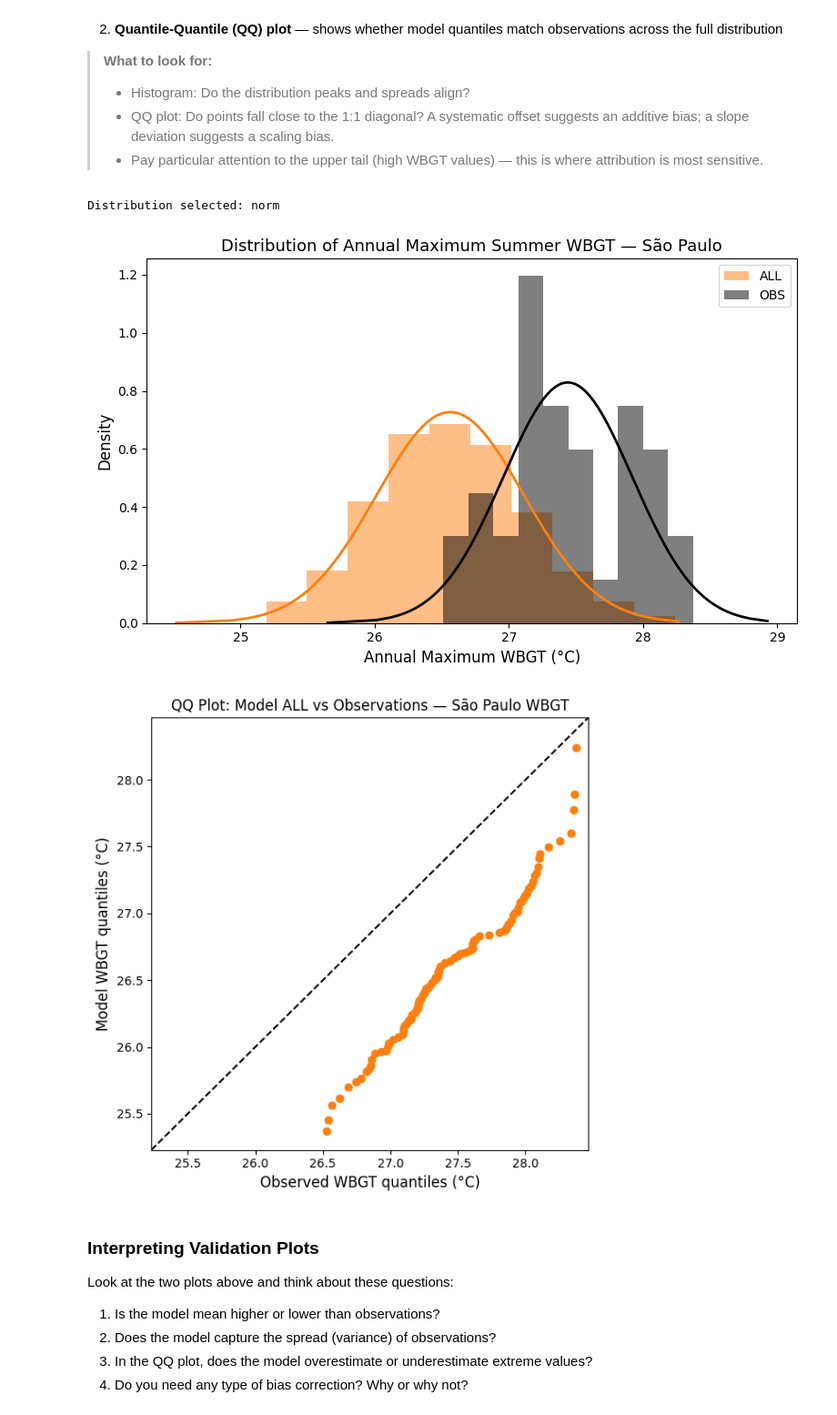
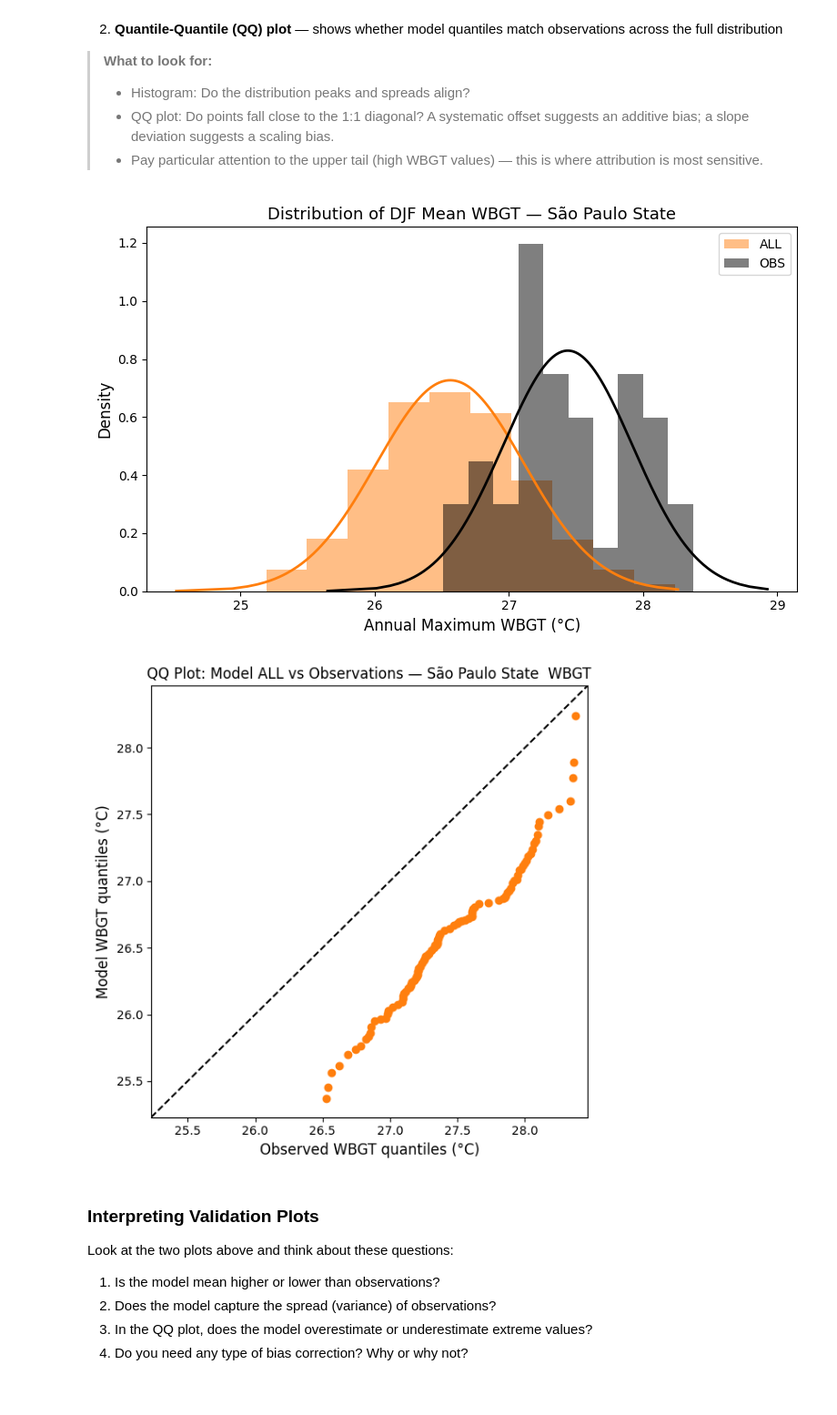
Before and after one commit to Attribution-and-Impacts-Workshops/cssp_summer_school, a Jupyter notebook: 02_WBGT_Attribution.ipynb, the cells around one changed output. Shown at 91% size. Drawn from its saved outputs; the diff is of its cells as text; code cells hidden in the pictures.

```diff
--- a/02_WBGT_Attribution.ipynb
+++ b/02_WBGT_Attribution.ipynb
@@ -190,26 +264,33 @@ Shapefile masking commented out — remove comments above to use it
 # %%
 # This cell takes a little while to run ...
 
-# ── Compute annual DJF means and spatial average ───────────────────────────
-# mean(dim=['latitude','longitude']) collapses the spatial dims and skips NaN
-# cells introduced by the mask, producing clean 1-D (year,) time series.
-obs_djf  = summer_annual_mean(obs_sp['wbgt']).mean(dim=['latitude', 'longitude']).load()
-hist_djf = summer_annual_mean(hist_sp['wbgt']).mean(dim=['lat', 'lon']).load()
-all_djf  = summer_annual_mean(all_sp['wbgt']).mean(dim=['latitude', 'longitude']).load()
-nat_djf  = summer_annual_mean(nat_sp['wbgt']).mean(dim=['latitude', 'longitude']).load()
+# ── Compute seasonal aggregates and spatial summary ─────────────────────────
+# summer_annual_mean groups by season using TEMPORAL_AGG (mean or max).
+# getattr(..., SPATIAL_AGG) then collapses the spatial dims accordingly.
+obs_djf  = summer_annual_mean(obs_sp[VARIABLE],  summer_months=SEASON_MONTHS, temporal_agg=TEMPORAL_AGG)
+obs_djf  = getattr(obs_djf,  SPATIAL_AGG)(dim=['latitude', 'longitude']).load()
 
-# Event: observed DJF 2024 mean (Dec 2023 + Jan 2024 + Feb 2024)
+hist_djf = summer_annual_mean(hist_sp[VARIABLE], summer_months=SEASON_MONTHS, temporal_agg=TEMPORAL_AGG)
+hist_djf = getattr(hist_djf, SPATIAL_AGG)(dim=['lat', 'lon']).load()
+
+all_djf  = summer_annual_mean(all_sp[VARIABLE],  summer_months=SEASON_MONTHS, temporal_agg=TEMPORAL_AGG)
+all_djf  = getattr(all_djf,  SPATIAL_AGG)(dim=['latitude', 'longitude']).load()
+
+nat_djf  = summer_annual_mean(nat_sp[VARIABLE],  summer_months=SEASON_MONTHS, temporal_agg=TEMPORAL_AGG)
+nat_djf  = getattr(nat_djf,  SPATIAL_AGG)(dim=['latitude', 'longitude']).load()
+
+# Event: observed seasonal value for EVENT_YEAR
 event_2024 = float(obs_djf.sel(time=EVENT_YEAR))
 
-# Event (model): DJF 2024 mean (Dec 2023 + Jan 2024 + Feb 2024)
+# Select only the event year for attribution
 all_djf = all_djf.sel(time=EVENT_YEAR)
 nat_djf = nat_djf.sel(time=EVENT_YEAR)
 
-print("Annual DJF means:")
-print(f"  Obs  — {len(obs_djf)} years, mean = {float(obs_djf.mean()):.2f}°C")
-print(f"  HIST — {len(hist_djf)} years, mean = {float(hist_djf.mean()):.2f}°C")
-print(f"  ALL  — {len(all_djf)} ensembles, mean = {float(all_djf.mean()):.2f}°C")
-print(f"  NAT  — {len(nat_djf)} ensembles, mean = {float(nat_djf.mean()):.2f}°C")
+print(f"Seasonal ({SEASON_LABEL}) {TEMPORAL_AGG}, spatial {SPATIAL_AGG} over domain:")
+print(f"  Obs  — {len(obs_djf)} years,      mean = {float(obs_djf.mean()):.2f}")
+print(f"  HIST — {len(hist_djf)} years,     mean = {float(hist_djf.mean()):.2f}")
+print(f"  ALL  — {len(all_djf)} ensembles,  mean = {float(all_djf.mean()):.2f}")
+print(f"  NAT  — {len(nat_djf)} ensembles,  mean = {float(nat_djf.mean()):.2f}")
 print()
-print(f"Event — DJF {EVENT_YEAR} mean WBGT (observed): {event_2024:.2f}°C")
+print(f"Event — {SEASON_LABEL} {EVENT_YEAR} {VAR_LABEL} (observed): {event_2024:.2f}")
 # %% [output]
@@ -276,14 +436,6 @@ We use two diagnostic plots provided by `climattr`:
 > - Histogram: Do the distribution peaks and spreads align?
 > - QQ plot: Do points fall close to the 1:1 diagonal? A systematic offset suggests an additive bias; a slope deviation suggests a scaling bias.
 > - Pay particular attention to the upper tail (high WBGT values) — this is where attribution is most sensitive.
-# %%
-# ── Choose a distribution for fitting ──────────────────────────────────────
-# We start with Normal for simplicity; see Section 4 for GEV.
-fit_function = stats.norm
-
-print("Distribution selected:", fit_function.name)
-# %% [output]
-Distribution selected: norm
 # %%
 # ── Validation: Histogram plot ─────────────────────────────────────────────
 fig, ax = plt.subplots(figsize=(8, 5))
@@ -297,28 +449,28 @@ eea.validation.histogram_plot(
 
 ax.set_xlabel('Annual Maximum WBGT (°C)', fontsize=12)
 ax.set_ylabel('Density', fontsize=12)
-ax.set_title('Distribution of Annual Maximum Summer WBGT — São Paulo', fontsize=13)
+ax.set_title(f'Distribution of {SEASON_LABEL} {TEMPORAL_AGG.capitalize()} {VAR_LABEL} — {REGION_NAME}', fontsize=13)
 plt.tight_layout()
 plt.show()
 # %% [output]
-[figure, old version]
+[figure, new version]
 # %%
 # ── Validation: QQ plot ────────────────────────────────────────────────────
 fig, ax = plt.subplots(figsize=(6, 6))
 
 eea.validation.qq_plot(
     ax,
     obs=obs_djf_val,
     all=hist_djf_val
 )
 
 ax.set_xlabel('Observed WBGT quantiles (°C)', fontsize=12)
 ax.set_ylabel('Model WBGT quantiles (°C)', fontsize=12)
-ax.set_title('QQ Plot: Model ALL vs Observations — São Paulo WBGT', fontsize=12)
+ax.set_title(f'QQ Plot: Model ALL vs Observations — {REGION_NAME}  {VAR_LABEL}', fontsize=12)
 plt.tight_layout()
 plt.show()
 # %% [output]
-[figure, old version]
+[figure, new version]
 # %% [markdown]
 ### Interpreting Validation Plots
 
```
Also changed, not shown: parts of 16 cells of this notebook.
